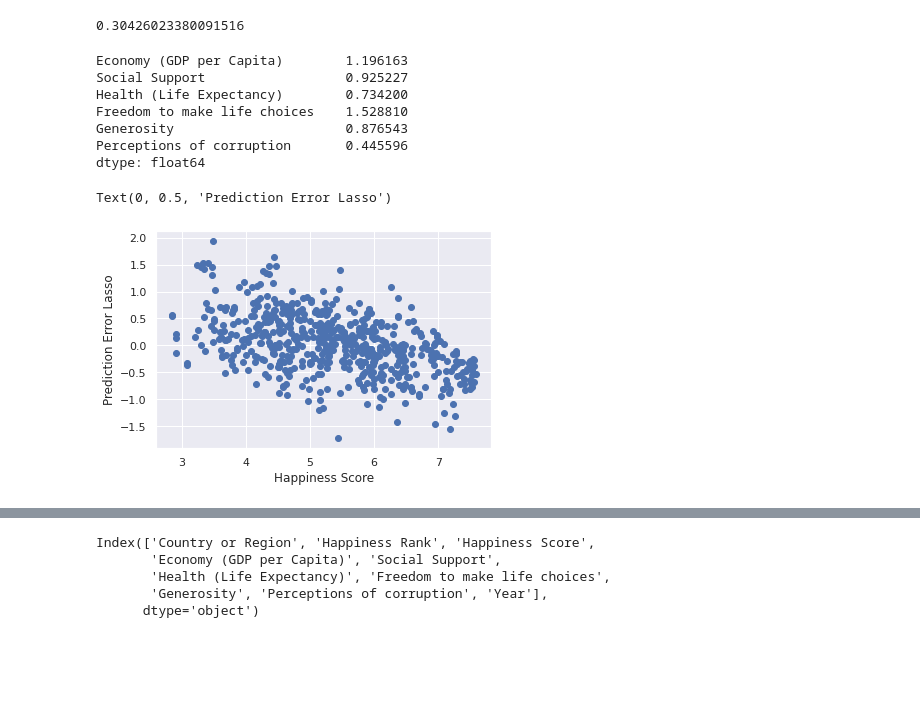
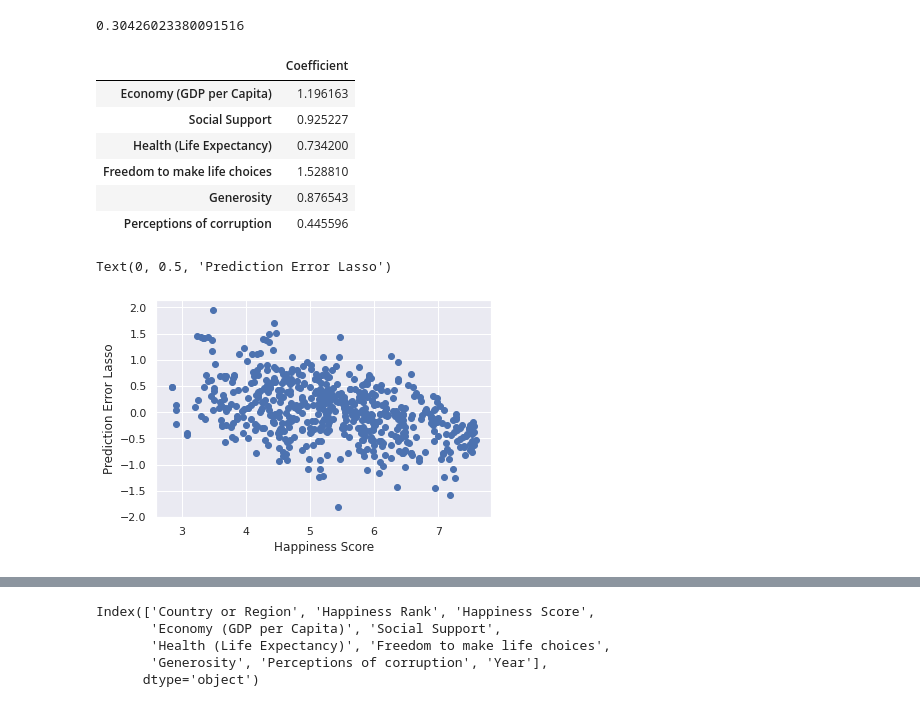
Before and after one commit to flikrama/UH-SPE-ML-Bootcamp-Team4-Project1, a Jupyter notebook: Project_1.ipynb, the cells around one changed output, grey strips where cells are left out. Drawn from its saved outputs; the diff is of its cells as text; code cells hidden in the pictures; blank space fills up the shorter version.

```diff
--- a/Project_1.ipynb
+++ b/Project_1.ipynb
@@ -729,14 +725,15 @@ mean_squared_error(y_test, lasso.predict(X_test))
 0.30426023380091516
 # %%
 # None of coefficients are reduced to exactly zero.
-pd.Series(lasso.coef_, index=X.columns)
+lasso_coefficients = pd.DataFrame(lasso.coef_, index=X.columns, columns= ['Coefficient'])
+lasso_coefficients
 # %% [output]
-Economy (GDP per Capita)        1.196163
-Social Support                  0.925227
-Health (Life Expectancy)        0.734200
-Freedom to make life choices    1.528810
-Generosity                      0.876543
-Perceptions of corruption       0.445596
-dtype: float64
+|  | Coefficient |
+| Economy (GDP per Capita) | 1.196163 |
+| Social Support | 0.925227 |
+| Health (Life Expectancy) | 0.734200 |
+| Freedom to make life choices | 1.528810 |
+| Generosity | 0.876543 |
+| Perceptions of corruption | 0.445596 |
 # %%
 error_Lasso = lasso.predict(X_test) - y_test
@@ -743,7 +741,8 @@ error_Lasso = lasso.predict(X_test) - y_test
 # %%
-plt.scatter(y_test, error)
+# Plotting residual error versus actual value
+plt.scatter(y_test, error_Lasso)
 plt.xlabel('Happiness Score')
 plt.ylabel('Prediction Error Lasso')
 # %% [output]
 Text(0, 0.5, 'Prediction Error Lasso')
-[figure, old version]
+[figure, new version]
```
Also changed, not shown: parts of 35 cells of this notebook.
